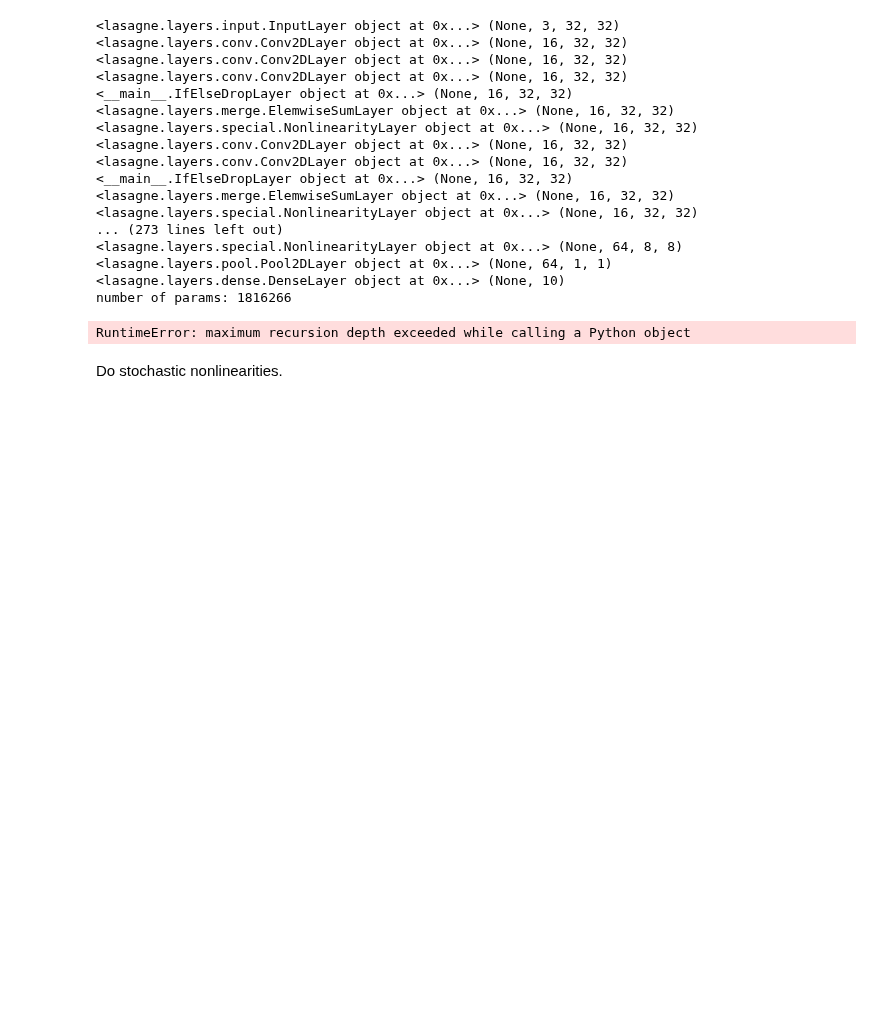
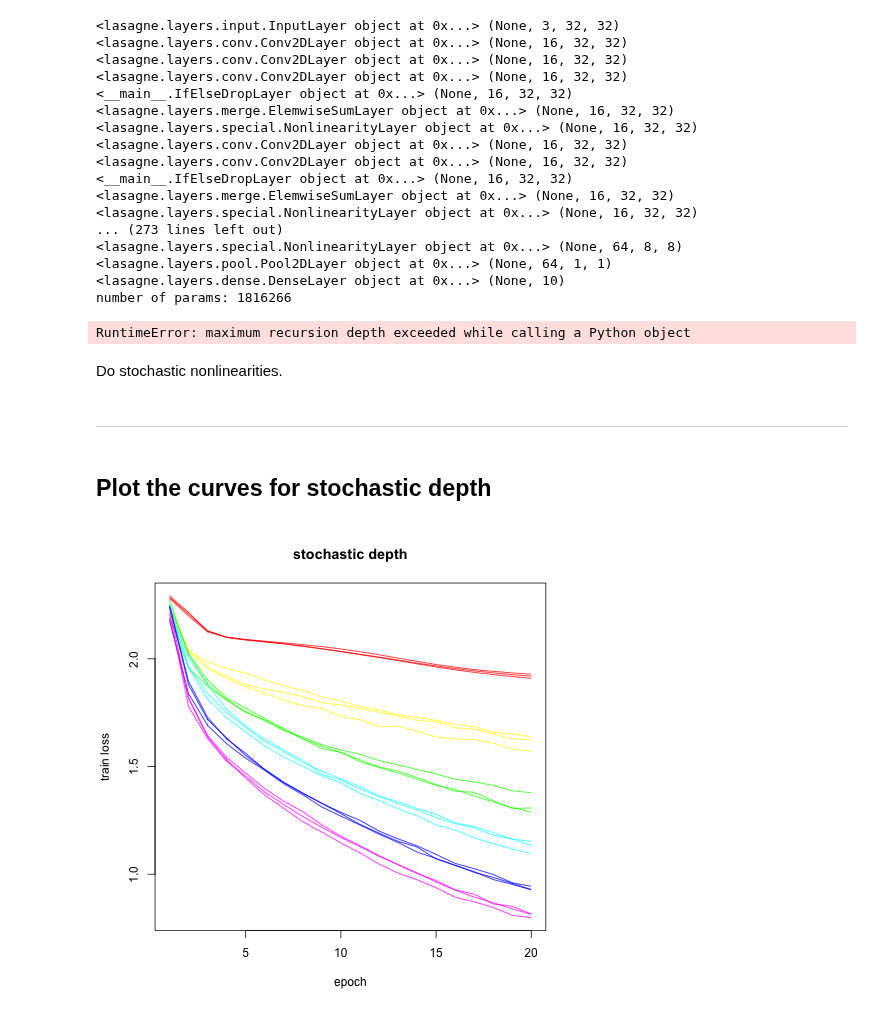
Before and after one commit to christopher-beckham/msc, a Jupyter notebook: experiments/lasagne_additions/stochastic_depth_resnet.ipynb, the cells around one changed output. Drawn from its saved outputs; the diff is of its cells as text; code cells hidden in the pictures; blank space fills up the shorter version.

```diff
--- a/experiments/lasagne_additions/stochastic_depth_resnet.ipynb
+++ b/experiments/lasagne_additions/stochastic_depth_resnet.ipynb
@@ -421,3 +398,55 @@ if "CIFAR10_EXP_2" in os.environ:
                 out_file=out_file,
                 debug=False
             )
+# %% [markdown]
+-----
+# %% [markdown]
+## Plot the curves for stochastic depth
+# %%
+%%R -w 480 -h 480
+ps = c(
+    "p0.000000",
+    "p0.100000",
+    "p0.200000",
+    "p0.300000",
+    "p0.400000",
+    "p0.500000"
+)
+
+#par(mfrow=c(2,2))
+
+rainbows = rainbow(length(ps))
+# train loss
+max_y = 0
+min_y = 10000
+for(i in 1:length(ps)) {
+    for(seed in 0:2) {
+        df = read.csv(paste("output_stochastic_depth_resnet/",ps[i],"_stochastic_depth.",seed,".txt",sep=""))
+        if(min(df$train_loss) < min_y) {
+            min_y = min(df$train_loss)
+        }
+        if(max(df$train_loss) > max_y) {
+            max_y = max(df$train_loss)
+        }
+    }
+}
+
+for(i in 1:length(ps)) {
+    df = read.csv(paste("output_stochastic_depth_resnet/",ps[i],"_stochastic_depth.",0,".txt",sep=""))
+    df2 = read.csv(paste("output_stochastic_depth_resnet/",ps[i],"_stochastic_depth.",1,".txt",sep=""))
+    df3 = read.csv(paste("output_stochastic_depth_resnet/",ps[i],"_stochastic_depth.",2,".txt",sep=""))
+
+    if(i==1) {
+        plot(df$train_loss, type="l", ylim=c(min_y, max_y),
+             col=rainbows[i], xlab="epoch", ylab="train loss",
+             main="stochastic depth")
+        lines(df2$train_loss, col=rainbows[i])
+        lines(df3$train_loss, col=rainbows[i])
+    } else {
+        lines(df$train_loss, col=rainbows[i])
+        lines(df2$train_loss, col=rainbows[i])
+        lines(df3$train_loss, col=rainbows[i])
+    }
+}
+# %% [output]
+[figure, added]
```
Also changed, not shown: parts of 16 cells of this notebook, 3 other files.
